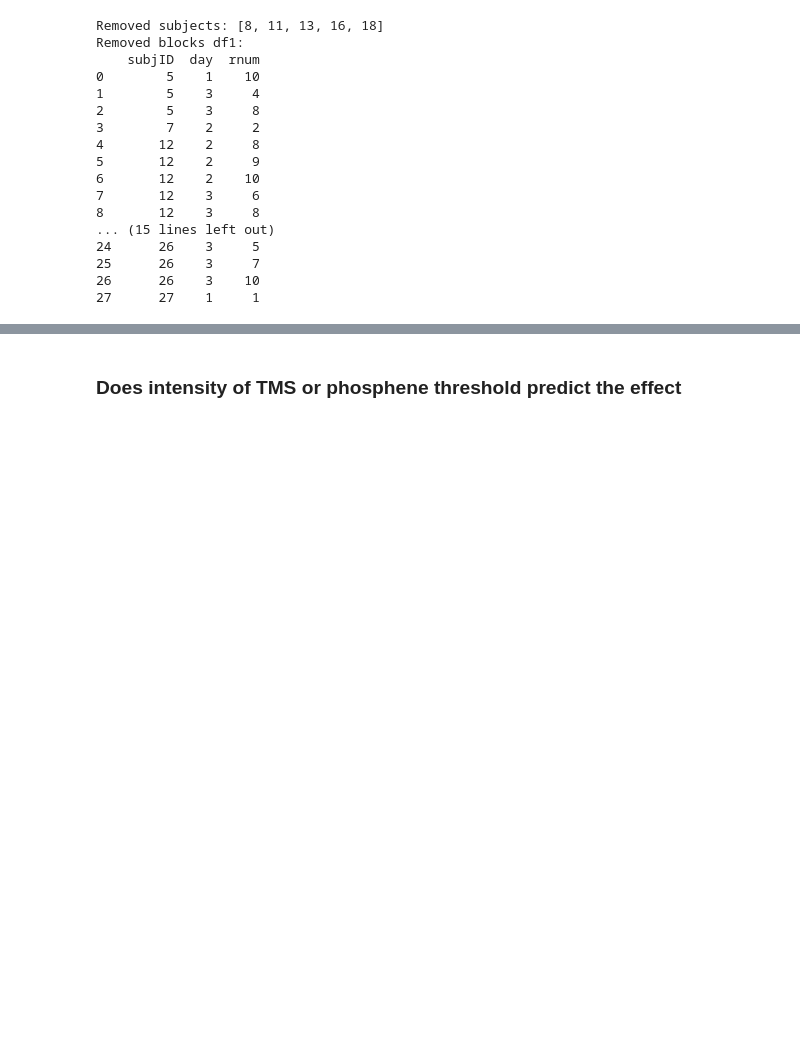
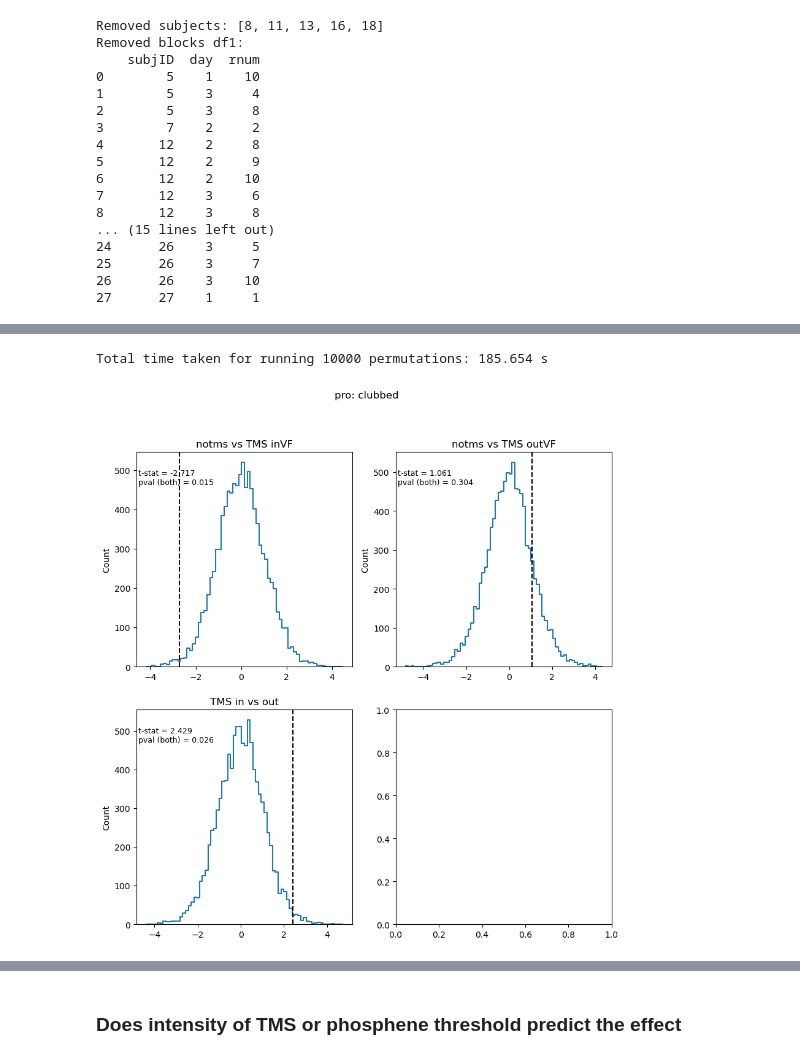
Before and after one commit to mindemory/mgs_stimul, a Jupyter notebook: mgsAnalysis/analysisEye/main.ipynb, the cells around one changed output, grey strips where cells are left out. Cells and saved outputs as stored; diff of their text form; code cells hidden in the pictures; blank space fills up the shorter version.

```diff
--- a/mgsAnalysis/analysisEye/main.ipynb
+++ b/mgsAnalysis/analysisEye/main.ipynb
@@ -588,32 +669,35 @@ plt.show()
 # %%
 pairs_to_test = [
    # ('notms inVF', 'notms outVF', 'notms inVF vs outVF'),
     ('notms', 'TMS inVF', 'notms vs TMS inVF'),
     ('notms', 'TMS outVF', 'notms vs TMS outVF'),
     ('TMS inVF', 'TMS outVF', 'TMS in vs out'),
 ]
 n_tests = len(pairs_to_test)
 n_cols = 2
 n_rows = n_tests // n_cols + (n_tests % n_cols > 0)
 iter_count = 10000
 
 metric = 'ierr'
 pro_vs_anti = 'pro'
 df_type = 'clubbed'
 df_input = df_calib_filt[df_calib_filt['day']<4]
 tstat_real, tstat_permuted, pval_1side, pval_2side = perform_permutation_test(df_input, pro_vs_anti,
                                                                               pairs_to_test, metric, iter_count,
                                                                               df_type)
 
 fig, axes = plt.subplots(n_rows, n_cols, figsize=(n_cols * 5, n_rows * 5))
 if n_rows > 1:
     axes = axes.flatten()
 else:
     axes = [axes]
 for i in range(len(pairs_to_test)):
     plot_permutation_result(tstat_permuted, tstat_real, pval_2side, pval_1side, i, pairs_to_test, axes[i])
-plt.suptitle(pro_vs_anti)
+plt.suptitle(pro_vs_anti+': '+df_type)
 plt.show()
+# %% [output]
+Total time taken for running 10000 permutations: 185.654 s
+[figure, added]
 # %%
 pairs_to_test = [
    # ('notms inVF', 'notms outVF', 'notms inVF vs outVF'),
```
Also changed, not shown: parts of 9 cells of this notebook, 3 other files.
